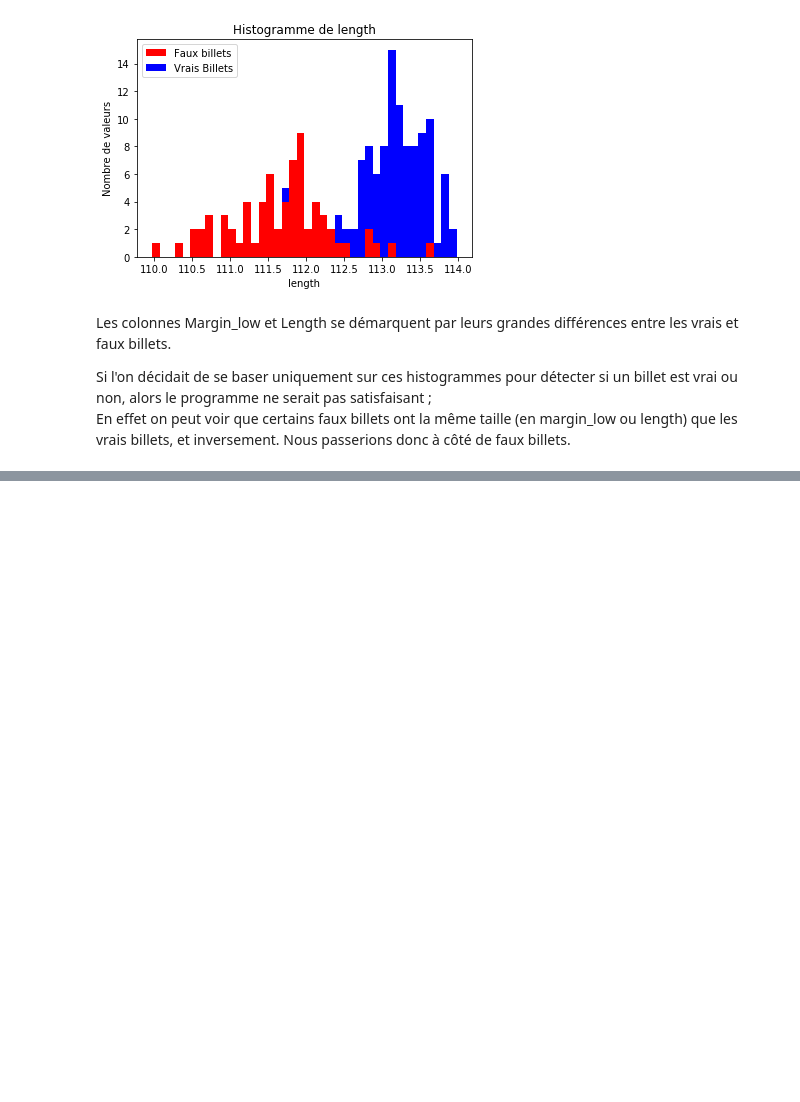
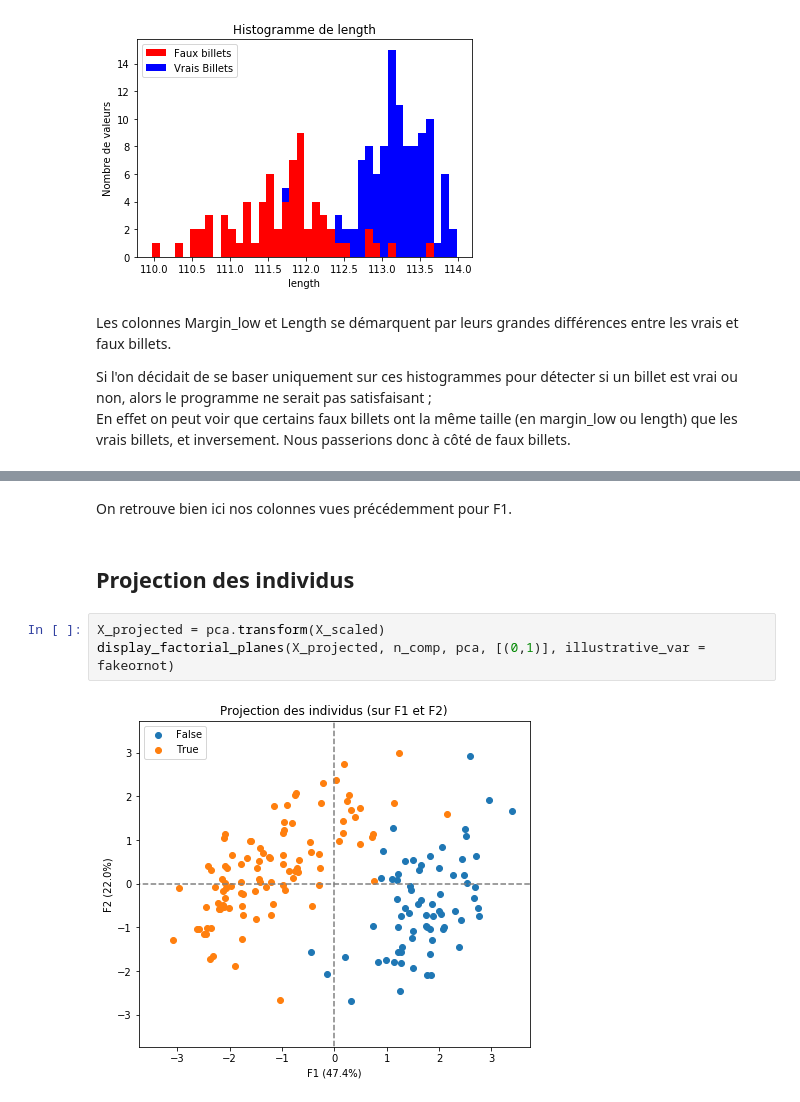
Before and after one commit to Julien-paulet/Projet_6, a Jupyter notebook: Détectez des faux billets.ipynb, the cells around one changed output, grey strips where cells are left out. Saved outputs shown, nothing was run; the diff lists cells and outputs as text; blank space fills up the shorter version.

```diff
--- a/Détectez des faux billets.ipynb
+++ b/Détectez des faux billets.ipynb
@@ -140,0 +204,9 @@ while i <= 6:
+# %% [markdown]
+<p> On retrouve bien ici nos colonnes vues précédemment pour F1. </p>
+# %% [markdown]
+## Projection des individus
+# %%
+X_projected = pca.transform(X_scaled)
+display_factorial_planes(X_projected, n_comp, pca, [(0,1)], illustrative_var = fakeornot)
+# %% [output]
+[figure, added]
```
Also changed, not shown: parts of 14 cells of this notebook.
